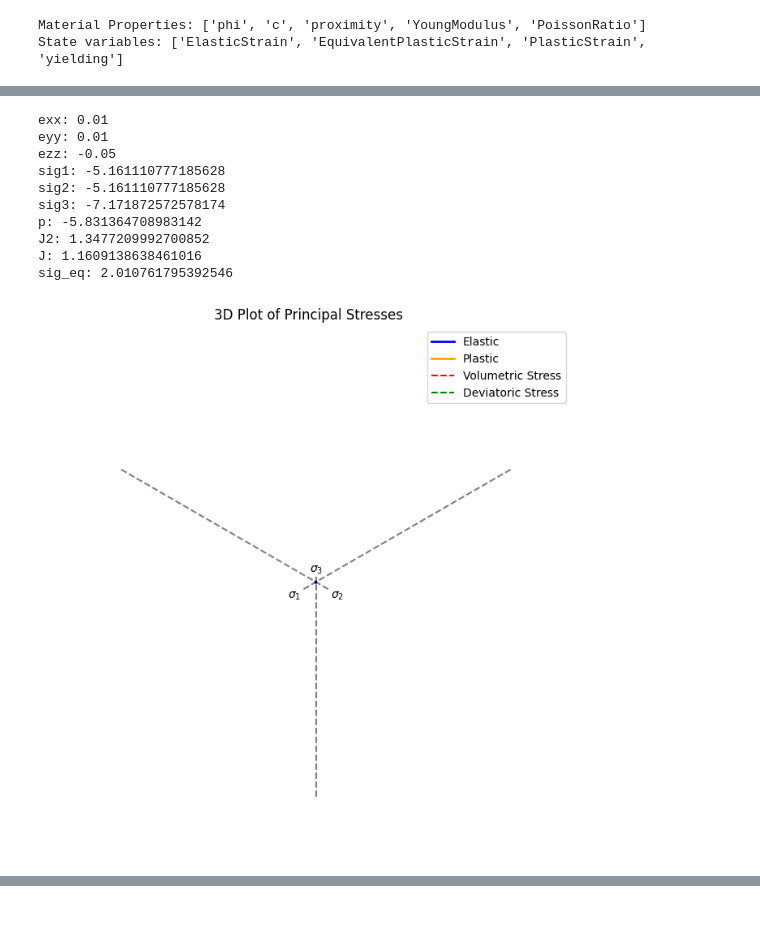
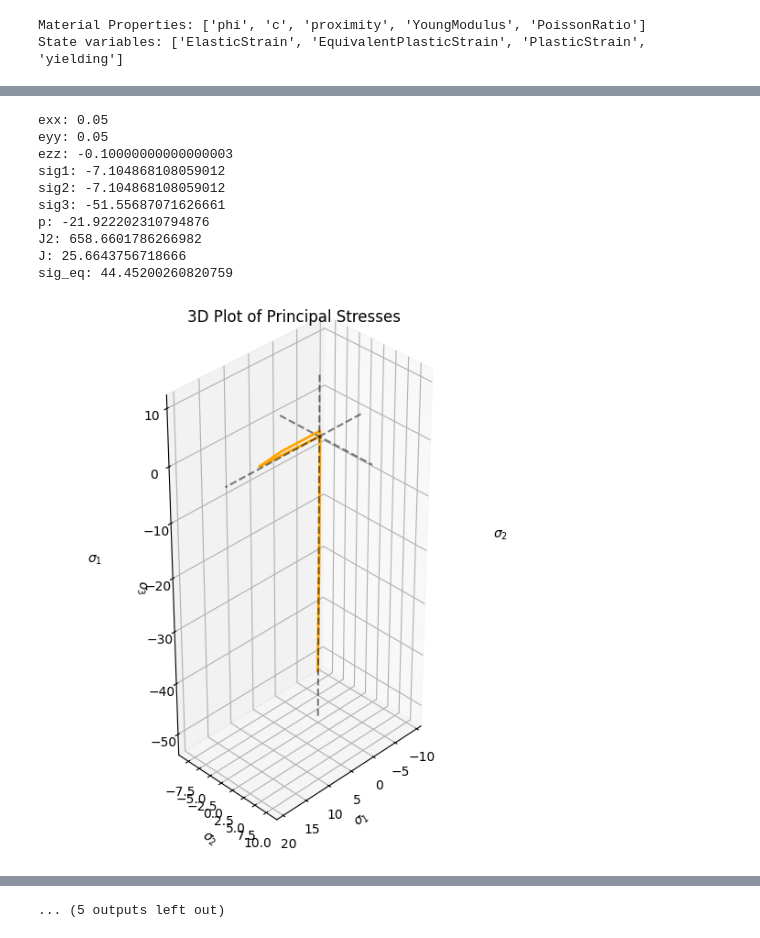
Before and after one commit to superflyer11/mfront_modules, a Jupyter notebook: behaviours/2_DP_TriaxialTest.ipynb, the cells around one changed output, grey strips where cells are left out. Saved outputs shown, nothing was run; the diff lists cells and outputs as text; code cells hidden in the pictures.

```diff
--- a/behaviours/2_DP_TriaxialTest.ipynb
+++ b/behaviours/2_DP_TriaxialTest.ipynb
@@ -68,9 +68,9 @@ m.setBehaviour("generic", lib_path, model)
 E = 233
 nu = 0.3
 H = 10
-phi = np.radians(0.05)
-v = np.radians(0.05)
-c = 1
+phi = np.radians(27)
+v = np.radians(27)
+c = 10
 a = 1e-12
 # fitting at triaxial compression: lode angle = -30
 M_JP = 2 * np.sqrt(3) * np.sin(phi) / (3 -  np.sin(phi))
@@ -124,16 +124,16 @@ if control == "strain":
         EXX = {0: 0, 0.25: 0.01, 0.5: 0.0085, 0.75: 0.009, 1: 0.01},
         EYY = {0: 0, 0.25: 0.01, 0.5: 0.0085, 0.75: 0.009, 1: 0.01},
     )
-    etlc_compression_constant_strain = StrainTestLoadCase(
-        EZZ = {0: 0, 0.1: -0.05, 0.5: -0.0425, 0.75: -0.045, 1: -0.05},
-        EXX = {0: 0, 0.1: 0.01, 0.5: 0.0085, 0.75: 0.009, 1: 0.01},
-        EYY = {0: 0, 0.1: 0.01, 0.5: 0.0085, 0.75: 0.009, 1: 0.01},
+    etlc_tension_constant_strain = StrainTestLoadCase(
+        EZZ = {0: 0, 0.1: 0.05, 0.5: -0.0425, 0.75: -0.045, 1: -0.05},
+        EXX = {0: 0, 0.1: -0.01, 0.5: 0.0085, 0.75: 0.009, 1: 0.01},
+        EYY = {0: 0, 0.1: -0.01, 0.5: 0.0085, 0.75: 0.009, 1: 0.01},
     )
 
-    etlc_cyclic_constant_strain = StrainTestLoadCase(
-        EZZ = {0: 0, 0.25: 0.01, 0.5:0, 0.75:-0.01, 1:0.015},
-        EXX = {0: 0, 1: 0},
-        EYY = {0: 0, 1: 0},
+    etlc_cyclic_strain = StrainTestLoadCase(
+        EZZ = {0: 0, 0.5: 0.20, 1: -0.10},
+        EXX = {0: 0, 0.5: -0.03, 1: 0.05},
+        EYY = {0: 0, 0.5: -0.03, 1: 0.05},
     )
     etlc_tension = StrainTestLoadCase(
         EZZ = {0: 0, 1:-0.001},
@@ -145,7 +145,7 @@ if control == "strain":
     )
     # m.setImposedStress("SXX", {0: 0.01499, 1.0: 0.01499})
     # m.setImposedStress("SYY", {0: 0.01499, 1.0: 0.01499})
-    chosen = etlc_compression_constant_strain
+    chosen = etlc_cyclic_strain
     chosen.unpack()
 # %% [output]
 Material Properties: ['phi', 'c', 'proximity', 'YoungModulus', 'PoissonRatio']
@@ -733,49 +728,49 @@ print(f"eyy: {e_yy[-1]}")
 print(f"ezz: {e_zz[-1]}")
 print(f"sig1: {sig_1[-1]}")
 print(f"sig2: {sig_2[-1]}")
 print(f"sig3: {sig_3[-1]}")
 print(f"p: {p[-1]}")
 print(f"J2: {J_2[-1]}")
 print(f"J: {J[-1]}")
 print(f"sig_eq: {sig_eq[-1]}")
 
 plot_stress_field(sig_1, sig_2, sig_3, tau_oct, cone_radius, cone_tip_p = cone_tip_p, max_p = np.max(p),elev=np.degrees(np.arccos(np.sqrt(2/3))),azim=45,save_as=f"{PLOT_DIR}/100_stress_field.png")
 plot_stress_field(sig_1, sig_2, sig_3, tau_oct, cone_radius, cone_tip_p = cone_tip_p, max_p = np.max(p),elev=45,azim=20,save_as=f"{PLOT_DIR}/101_stress_field.png")
 plot_stress_field(sig_1, sig_2, sig_3, tau_oct, cone_radius, cone_tip_p = cone_tip_p, max_p = np.max(p),elev=0,azim=0,save_as=f"{PLOT_DIR}/102_stress_field.png")
 label = f"""Drucker-Prager (mtest)
 E = {E}
 nu = {nu}
 c = {c}
 phi = {np.degrees(phi)}
 v = {np.degrees(v)}
 """
-plot_x_ys(p, [sig_eq], labels=[label], x_label='Hydrostatic stress $p$', y_label='Equivalent stress $sig_{eq}$', title='Equivalent Stress vs Hydrostatic stress', save_as = f"{PLOT_DIR}/111_sigeq_p.png")
+plot_x_ys(p, [sig_eq], labels=[label], x_label='Hydrostatic stress $p$', y_label='Equivalent stress $\sigma_{eq}$', title='Equivalent Stress $\sigma_{eq}$ vs Hydrostatic stress', save_as = f"{PLOT_DIR}/111_sigeq_p.png")
+plot_x_ys(p, [sig_xx], labels=[label], x_label='Hydrostatic stress $p$', y_label='Stress $\sigma_{xx}$', title='Stress $\sigma_{xx}$ vs Hydrostatic stress', save_as = f"{PLOT_DIR}/112_sigxx_p.png")
+plot_x_ys(p, [sig_yy], labels=[label], x_label='Hydrostatic stress $p$', y_label='Stress $\sigma_{yy}$', title='Stress $\sigma_{yy}$ vs Hydrostatic stress', save_as = f"{PLOT_DIR}/113_sigyy_p.png")
+plot_x_ys(p, [sig_zz], labels=[label], x_label='Hydrostatic stress $p$', y_label='Stress $\sigma_{zz}$', title='Stress $\sigma_{zz}$ vs Hydrostatic stress', save_as = f"{PLOT_DIR}/114_sigzz_p.png")
+plot_x_ys(p, [sig_1], labels=[label], x_label='Hydrostatic stress $p$', y_label='Stress $\sigma_{1}$', title='Stress $\sigma_{1}$ vs Hydrostatic stress', save_as = f"{PLOT_DIR}/115_sig1_p.png")
+plot_x_ys(p, [sig_2], labels=[label], x_label='Hydrostatic stress $p$', y_label='Stress $\sigma_{2}$', title='Stress $\sigma_{2}$ vs Hydrostatic stress', save_as = f"{PLOT_DIR}/116_sig2_p.png")
+plot_x_ys(p, [sig_3], labels=[label], x_label='Hydrostatic stress $p$', y_label='Stress $\sigma_{3}$', title='Stress $\sigma_{3}$ vs Hydrostatic stress', save_as = f"{PLOT_DIR}/117_sig3_p.png")
+
 plot_x_ys(e_zz, [sig_eq], labels=[label], x_label='Axial Strain $\epsilon_{zz}$', y_label='Equivalent Stress $\sigma_{eq}$', title='Equivalent Stress $\sigma_{eq}$ vs Axial Strain $\epsilon_{zz}$', save_as = f"{PLOT_DIR}/201_sigeq_ezz.png")
 # plot_x_ys(e_zz, [sig_zz], labels=[label], x_label='Axial Strain $\epsilon_{zz}$', y_label='Stress zz $\sigma_{zz}$', title='Stress $\sigma_{zz}$ vs Axial Strain $\epsilon_{zz}$', save_as = f"{PLOT_DIR}/202_sigzz_ezz.png")
 # plot_x_ys(e_zz, [sig_yy], labels=[label], x_label='Axial Strain $\epsilon_{zz}$', y_label='Stress yy $\sigma_{yy}$', title='Stress $\sigma_{yy}$ vs Axial Strain $\epsilon_{zz}$', save_as = f"{PLOT_DIR}/203_sigzz_ezz.png")
 # plot_x_ys(e_zz, [sig_xx], labels=[label], x_label='Axial Strain $\epsilon_{zz}$', y_label='Stress xx $\sigma_{xx}$', title='Stress $\sigma_{xx}$ vs Axial Strain $\epsilon_{zz}$', save_as = f"{PLOT_DIR}/204_sigzz_exxz.png")
 
 plot_x_ys(e_zz, [e_xx, e_yy], labels=["e_xx", "_yy"], x_label='Axial Strain $\epsilon_{zz}$', y_label='Transverse Strain $\epsilon_{xx}=\epsilon_{yy}$', title='Transverse Strain $\epsilon_{xx}=\epsilon_{yy}$ vs Axial Strain $\epsilon_{zz}$', save_as = f"{PLOT_DIR}/301_exxyy_ezz.png")
 plot_volumetric_strain_vs_axial_strain(e_zz=e_zz, e_v=e_v, e_e_v=e_e_v, e_p_v=e_p_v,save_as=f"{PLOT_DIR}/302_ev_ezz.png")
 plot_deviatoric_strain_vs_axial_strain(e_zz=e_zz, e_d=e_d, e_e_d=e_e_d, e_p_d=e_p_d,save_as=f"{PLOT_DIR}/303_ed_ezz.png")
 plot_volumetric_strain_vs_deviatoric_strain(e_v=e_v, e_d=e_d, e_e_v=e_e_v, e_e_d=e_e_d, e_p_v=e_p_v, e_p_d=e_p_d,save_as=f"{PLOT_DIR}/304_ev_ed.png")
 plot_x_ys(e_d_test, [e_v_test], labels=["volumetric - deviatoric"], x_label='Deviatoric strain $\epsilon^d$', y_label='Volumetric strain $\epsilon^v$', title='Volumetric strain vs Deviatoric strain (test)')
-# image_files.append(
-#     plot_x_ys(e_zz[1:], [sig_eq[1:]/p[1:]], labels=[model], x_label='Axial Strain $\epsilon_{zz}$', y_label='Stress ratio $q/p$', title='Stress ratio $\sigma_{eq}/p$ vs Axial Strain $\epsilon_{zz}$', save_as = "41_sigeq_div_p_eyy"))
-# image_files.append(plot_volumetric_strain_vs_axial_strain(e_zz=e_zz, e_v=e_v, e_e_v=e_e_v, e_p_v=e_p_v,save_as="5_ev_ezz.png"))
-# image_files.append(plot_deviatoric_strain_vs_axial_strain(e_zz=e_zz, e_d=e_d, e_e_d=e_e_d, e_p_d=e_p_d,save_as="6_ed_ezz.png"))
-# image_files.append(plot_volumetric_strain_vs_deviatoric_strain(e_v=e_v, e_d=e_d, e_e_v=e_e_v, e_e_d=e_e_d, e_p_v=e_p_v, e_p_d=e_p_d,save_as="7_ev_ed.png"))
-# image_files.append(plot_e_p_eq_vs_e_zz(e_p_eq, e_zz,save_as="8_epeq_ezz.png"))
-# image_files.append(plot_e_xx_vs_e_zz(e_xx, e_zz,save_as="9_exx_ezz.png"))
 # %% [output]
-exx: 0.01
-eyy: 0.01
-ezz: -0.05
-sig1: -5.161110777185628
-sig2: -5.161110777185628
-sig3: -7.171872572578174
-p: -5.831364708983142
-J2: 1.3477209992700852
-J: 1.1609138638461016
-sig_eq: 2.010761795392546
+exx: 0.05
+eyy: 0.05
+ezz: -0.10000000000000003
+sig1: -7.104868108059012
+sig2: -7.104868108059012
+sig3: -51.55687071626661
+p: -21.922202310794876
+J2: 658.6601786266982
+J: 25.6643756718666
+sig_eq: 44.45200260820759
-[figure, old version]
+[figure, new version]
@@ -790,0 +787 @@ sig_eq: 2.010761795392546
+... (5 outputs left out)
```
Also changed, not shown: parts of 5 cells of this notebook, 7 other files.
